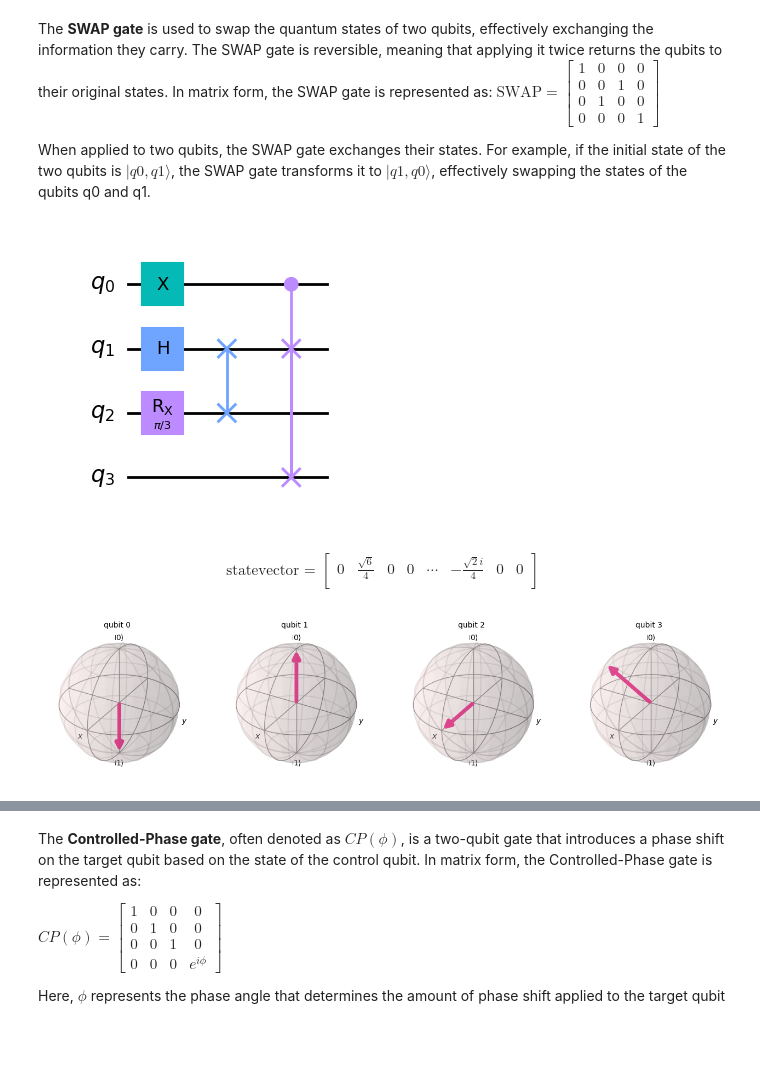
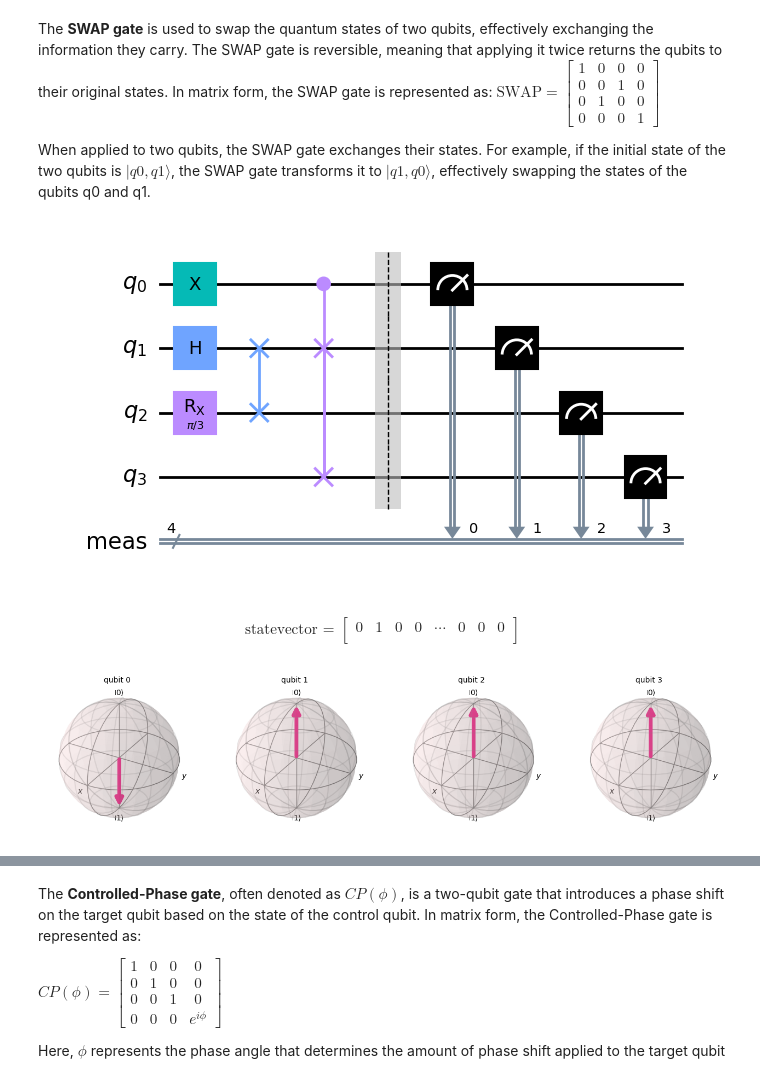
Before and after one commit to TheAmirHK/QuantumComputation, a Jupyter notebook: Multi_qubit_gates.ipynb, the cells around one changed output, grey strips where cells are left out. Saved outputs shown, nothing was run; the diff lists cells and outputs as text; code cells hidden in the pictures; blank space fills up the shorter version.

```diff
--- a/Multi_qubit_gates.ipynb
+++ b/Multi_qubit_gates.ipynb
@@ -123,23 +147,25 @@ When applied to two qubits, the SWAP gate exchanges their states. For example, i
 # %%
 circuit = QuantumCircuit(4)
 circuit.x(0)
 circuit.h(1)
 circuit.rx(pi/3, 2)
 circuit.swap(1, 2)
 circuit.cswap(0, 1, 3)
+
+circuit.measure_all()
 circuit.draw(output='mpl')
 # %% [output]
-[figure, old version]
+[figure, new version]
 # %%
 state_vector(circuit)
 # %% [output]
 $$
 \text{statevector = }
 \begin{bmatrix}
-0 & \frac{\sqrt{6}}{4} & 0 & 0 & \cdots & - \frac{\sqrt{2} i}{4} & 0 & 0  \\
+0 & 1 & 0 & 0 & \cdots & 0 & 0 & 0  \\
  \end{bmatrix}
 $$
 # %%
 plot_bloch(circuit)
 # %% [output]
-[figure, old version]
+[figure, new version]
```
Also changed, not shown: parts of 16 cells of this notebook.
